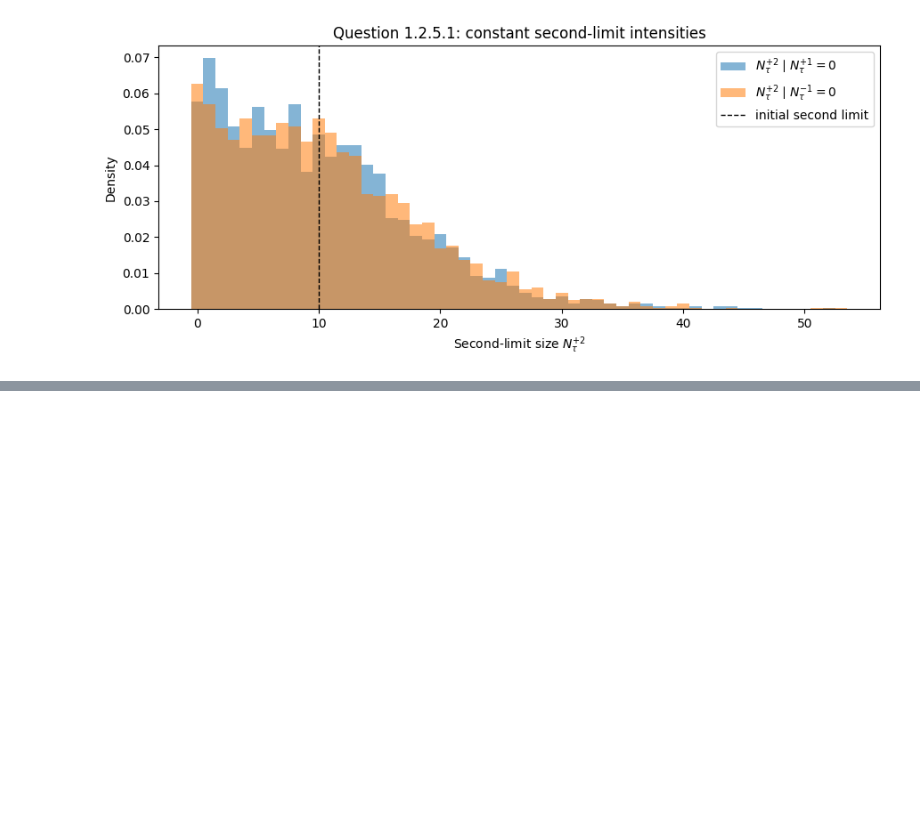
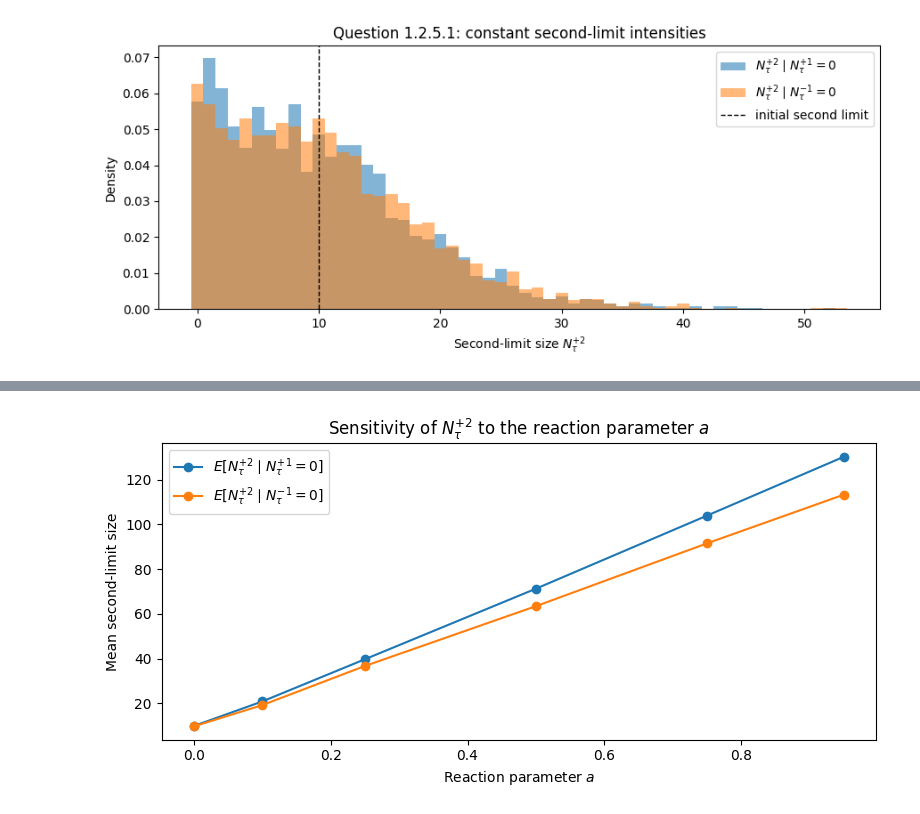
Before and after one commit to mynick12/carnet-d-ordres, a Jupyter notebook: QR2LIM.ipynb, the cells around one changed output, grey strips where cells are left out. Cells and saved outputs as stored; diff of their text form; code cells hidden in the pictures; blank space fills up the shorter version.

```diff
--- a/QR2LIM.ipynb
+++ b/QR2LIM.ipynb
@@ -171,0 +444,3 @@ plt.show()
+# %%
+sensitivity_df = pd.DataFrame(summary_rows)
+sensitivity_df
@@ -171,0 +481,25 @@ plt.show()
+# %%
+plt.figure(figsize=(8, 4))
+
+plt.plot(
+    sensitivity_df["a"],
+    sensitivity_df["mean_plus2_given_plus1_empty"],
+    marker="o",
+    label=r"$E[N^{+2}_\tau \mid N^{+1}_\tau = 0]$",
+)
+
+plt.plot(
+    sensitivity_df["a"],
+    sensitivity_df["mean_plus2_given_minus1_empty"],
+    marker="o",
+    label=r"$E[N^{+2}_\tau \mid N^{-1}_\tau = 0]$",
+)
+
+plt.xlabel(r"Reaction parameter $a$")
+plt.ylabel(r"Mean second-limit size")
+plt.title(r"Sensitivity of $N^{+2}_\tau$ to the reaction parameter $a$")
+plt.legend()
+plt.tight_layout()
+plt.show()
+# %% [output]
+[figure, added]
```
Also changed, not shown: parts of 19 cells of this notebook, 2 other files.
